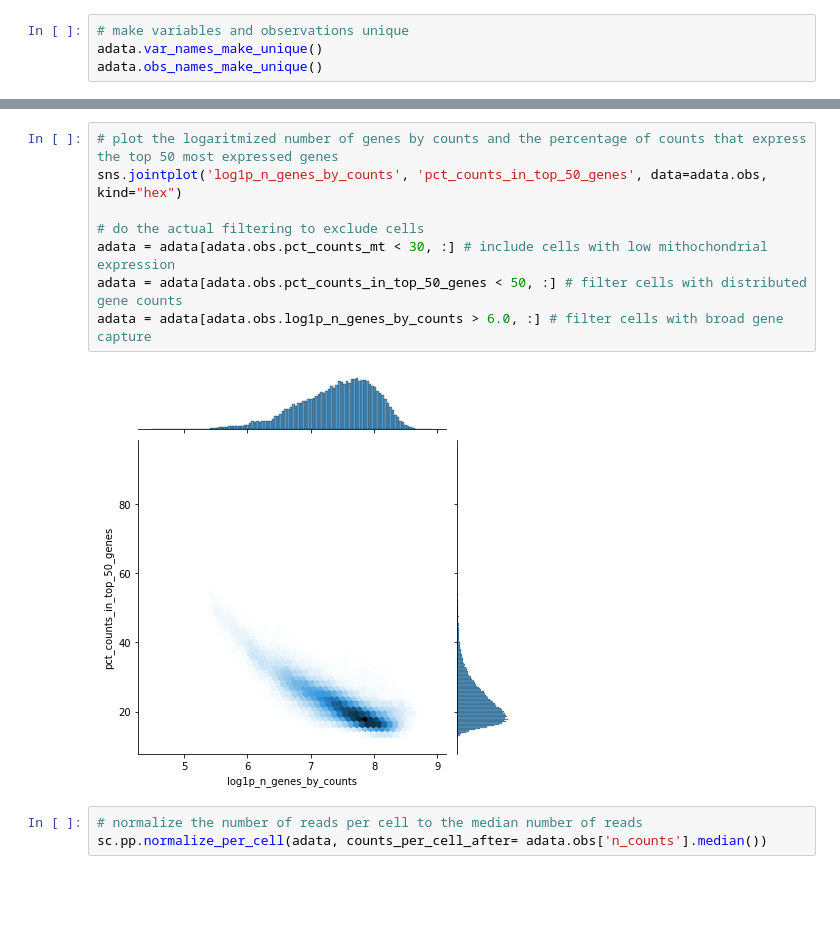
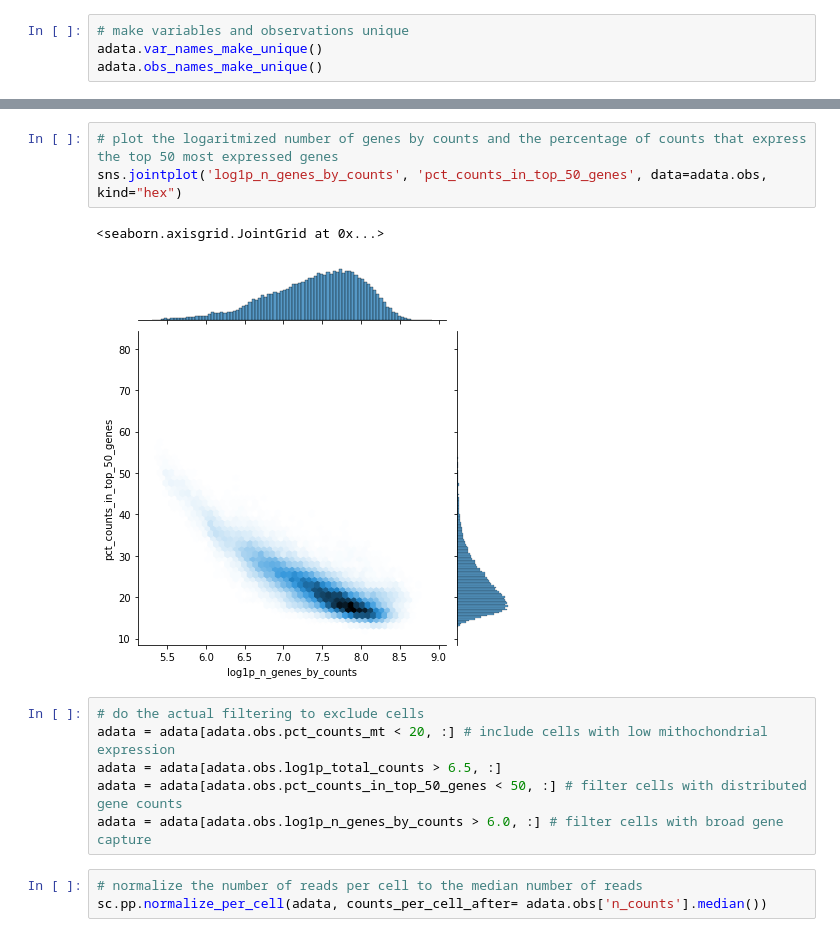
Before and after one commit to HannahMWeman/glra3-expression-analysis-in-the-nervous-system, a Jupyter notebook: notebook analysis.ipynb, the cells around one changed output, grey strips where cells are left out. Saved outputs shown, nothing was run; the diff lists cells and outputs as text; blank space fills up the shorter version.

Commit message:
changing preprocessing strategy
Also update of figures for manuscript

```diff
--- a/notebook analysis.ipynb
+++ b/notebook analysis.ipynb
@@ -159,13 +193,15 @@ adata.obs_names_make_unique()
 # %%
 # plot the logaritmized number of genes by counts and the percentage of counts that express the top 50 most expressed genes
 sns.jointplot('log1p_n_genes_by_counts', 'pct_counts_in_top_50_genes', data=adata.obs, kind="hex")
-
-# do the actual filtering to exclude cells
-adata = adata[adata.obs.pct_counts_mt < 30, :] # include cells with low mithochondrial expression
-adata = adata[adata.obs.pct_counts_in_top_50_genes < 50, :] # filter cells with distributed gene counts
-adata = adata[adata.obs.log1p_n_genes_by_counts > 6.0, :] # filter cells with broad gene capture
 # %% [output]
+<seaborn.axisgrid.JointGrid at 0x...>
-[figure, old version]
+[figure, new version]
+# %%
+# do the actual filtering to exclude cells
+adata = adata[adata.obs.pct_counts_mt < 20, :] # include cells with low mithochondrial expression
+adata = adata[adata.obs.log1p_total_counts > 6.5, :]
+adata = adata[adata.obs.pct_counts_in_top_50_genes < 50, :] # filter cells with distributed gene counts
+adata = adata[adata.obs.log1p_n_genes_by_counts > 6.0, :] # filter cells with broad gene capture
 # %%
 # normalize the number of reads per cell to the median number of reads
 sc.pp.normalize_per_cell(adata, counts_per_cell_after= adata.obs['n_counts'].median())
```
Also changed, not shown: parts of 15 cells of this notebook, 3 other files.
